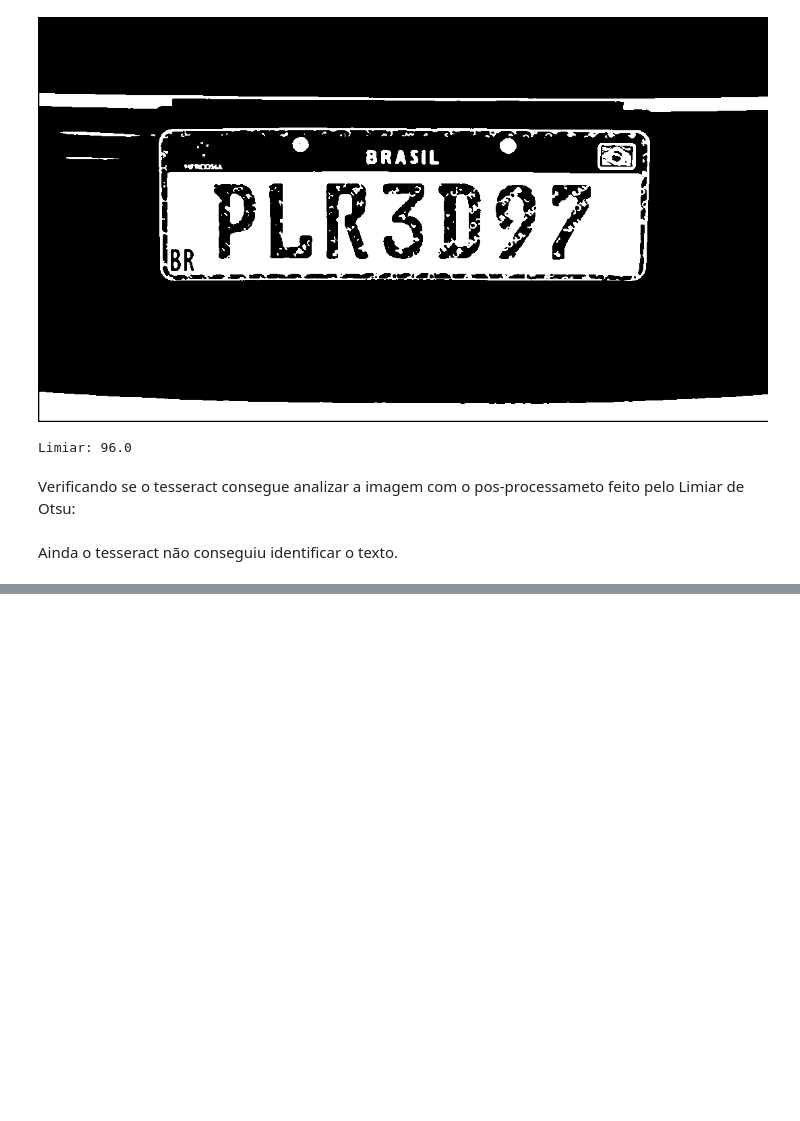
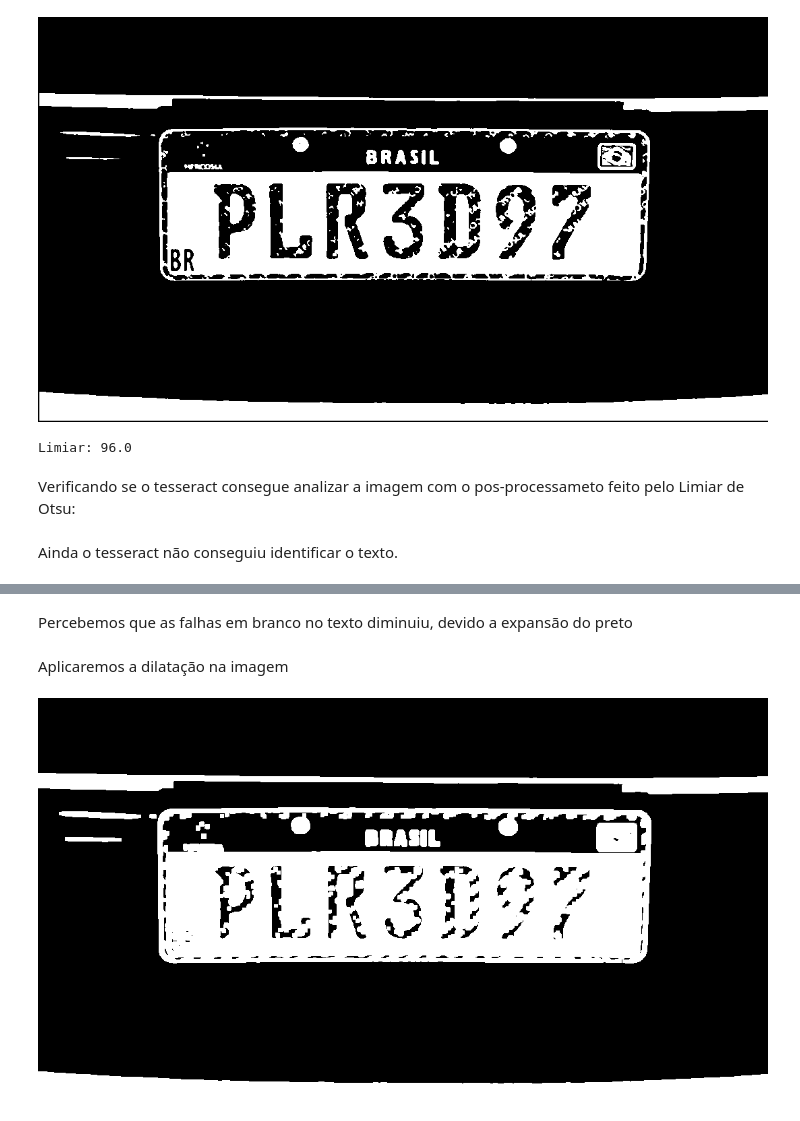
Before and after one commit to GustavoDwSantos/cursosalura, a Jupyter notebook: visao_computacional_com_OpenCV/Detecção_de_texto_em_placas_de_carro.ipynb, the cells around one changed output, grey strips where cells are left out. Cells and saved outputs as stored; diff of their text form; code cells hidden in the pictures; blank space fills up the shorter version.

Commit message:
Adição curso de detecão de texto placas de carro
- Curso de Visão computacional e detecção de texto em placas de carro.
Adição referente a Aula 3

```diff
--- a/visao_computacional_com_OpenCV/Detecção_de_texto_em_placas_de_carro.ipynb
+++ b/visao_computacional_com_OpenCV/Detecção_de_texto_em_placas_de_carro.ipynb
@@ -257,0 +275,9 @@ Ainda o tesseract não conseguiu identificar o texto.
+# %% [markdown]
+Percebemos que as falhas em branco no texto diminuiu, devido a expansão do preto
+# %% [markdown]
+Aplicaremos a dilatação na imagem
+# %%
+dilatacao = cv2.dilate(lim_otsu, kernel)
+cv2_imshow(dilatacao)
+# %% [output]
+[figure, added]
```
Also changed, not shown: parts of 37 cells of this notebook.
